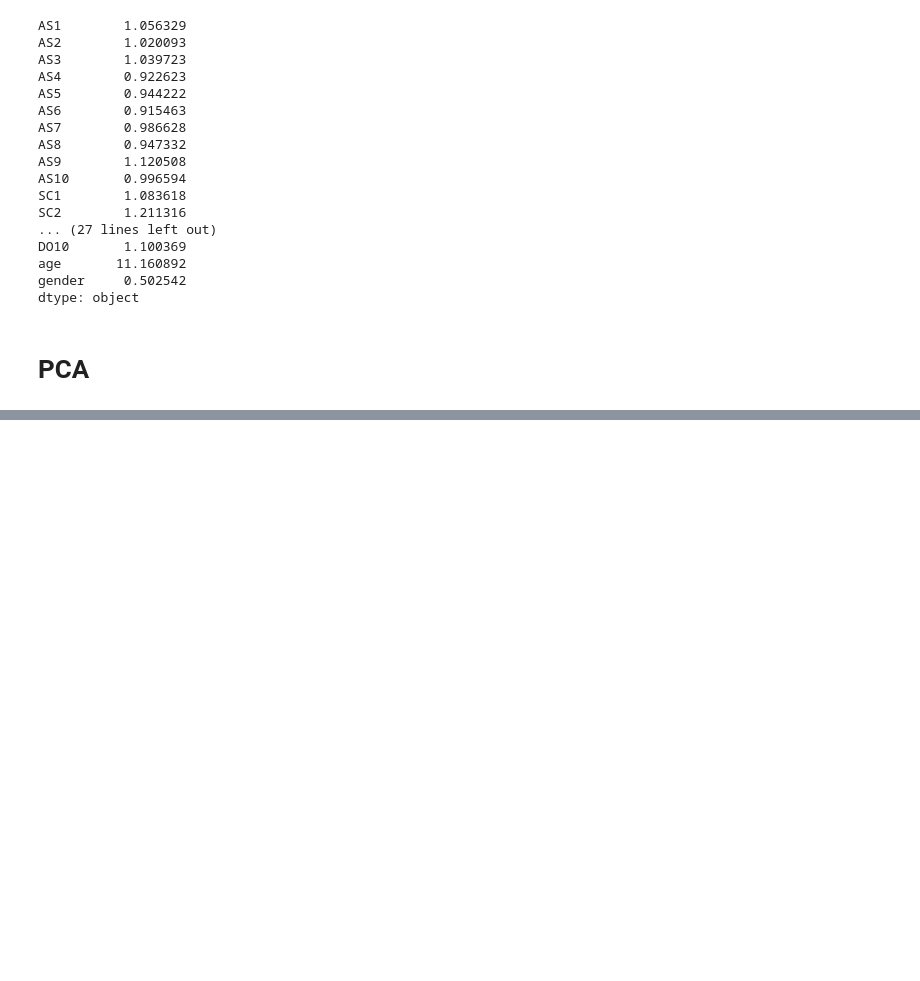
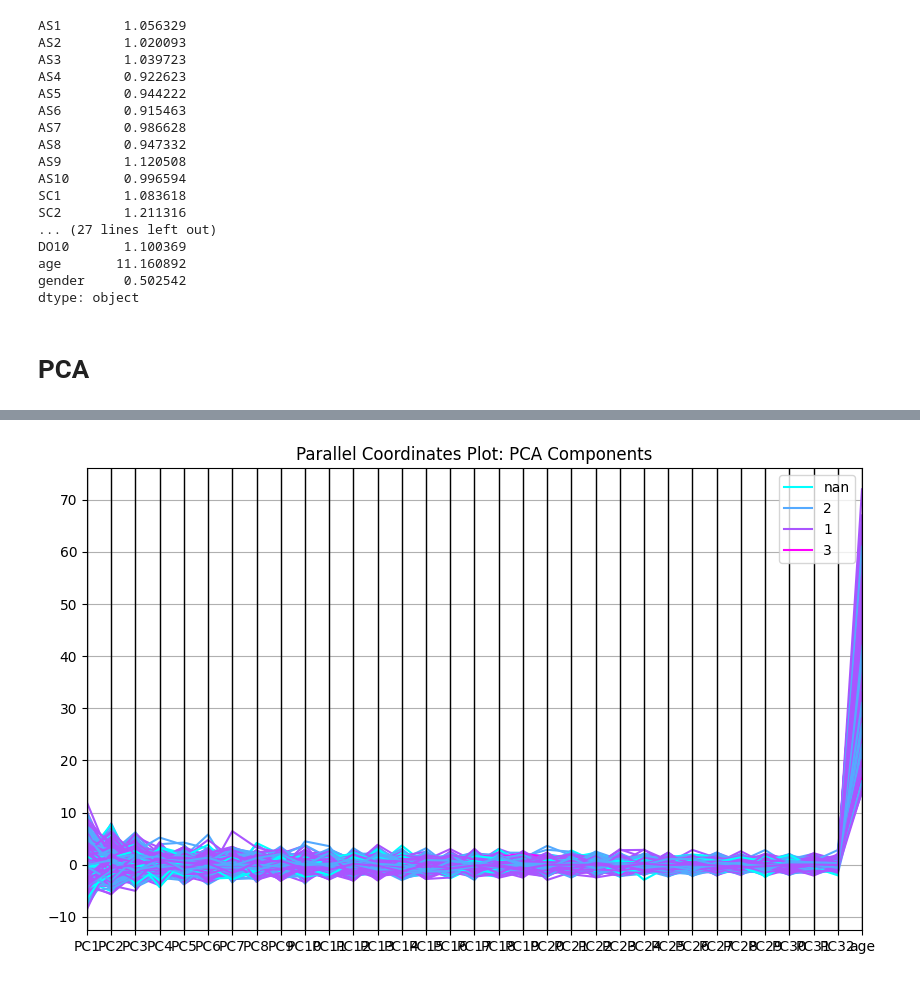
Before and after one commit to Riveong/Personality-Match-Multi-Armed-Bandits, a Jupyter notebook: dataprep.ipynb, the cells around one changed output, grey strips where cells are left out. Cells and saved outputs as stored; diff of their text form; code cells hidden in the pictures; blank space fills up the shorter version.

```diff
--- a/dataprep.ipynb
+++ b/dataprep.ipynb
@@ -183,0 +178,17 @@ melted_df.to_csv('similarity_euclidean.csv')
+# %%
+from pandas.plotting import parallel_coordinates
+
+# Assuming 'reduced_data' contains your transformed data (32 components)
+df_reduced = pd.DataFrame(reduced_data, columns=[f"PC{i+1}" for i in range(32)])
+
+# Add back the 'age' and 'gender' columns if needed
+df_reduced["age"] = df["age"]
+df_reduced["gender"] = df["gender"]
+
+# Create the parallel coordinates plot
+plt.figure(figsize=(10, 6))
+parallel_coordinates(df_reduced, class_column="gender", colormap="cool")
+plt.title("Parallel Coordinates Plot: PCA Components")
+plt.show()
+# %% [output]
+[figure, added]
```
Also changed, not shown: parts of 11 cells of this notebook, 4 other files.
